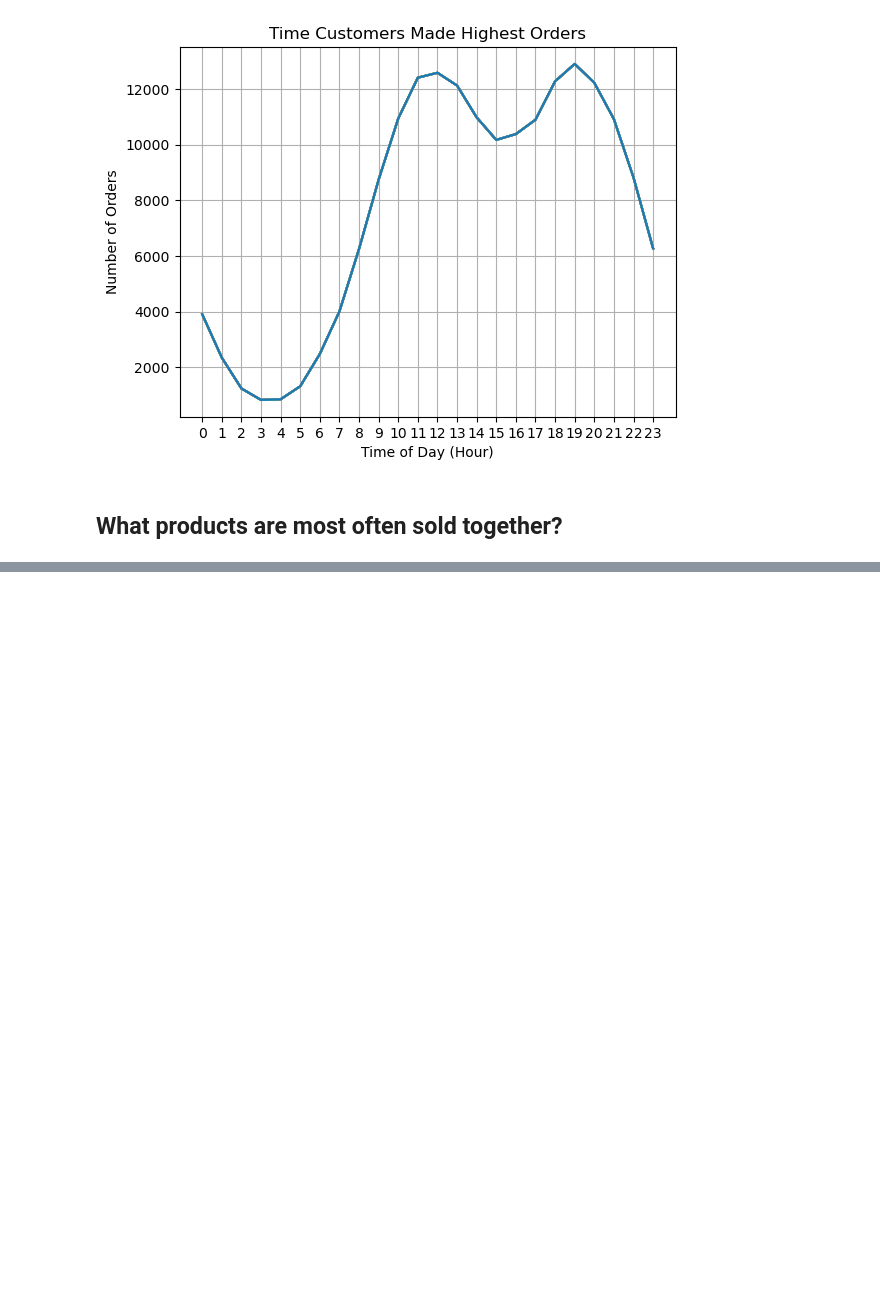
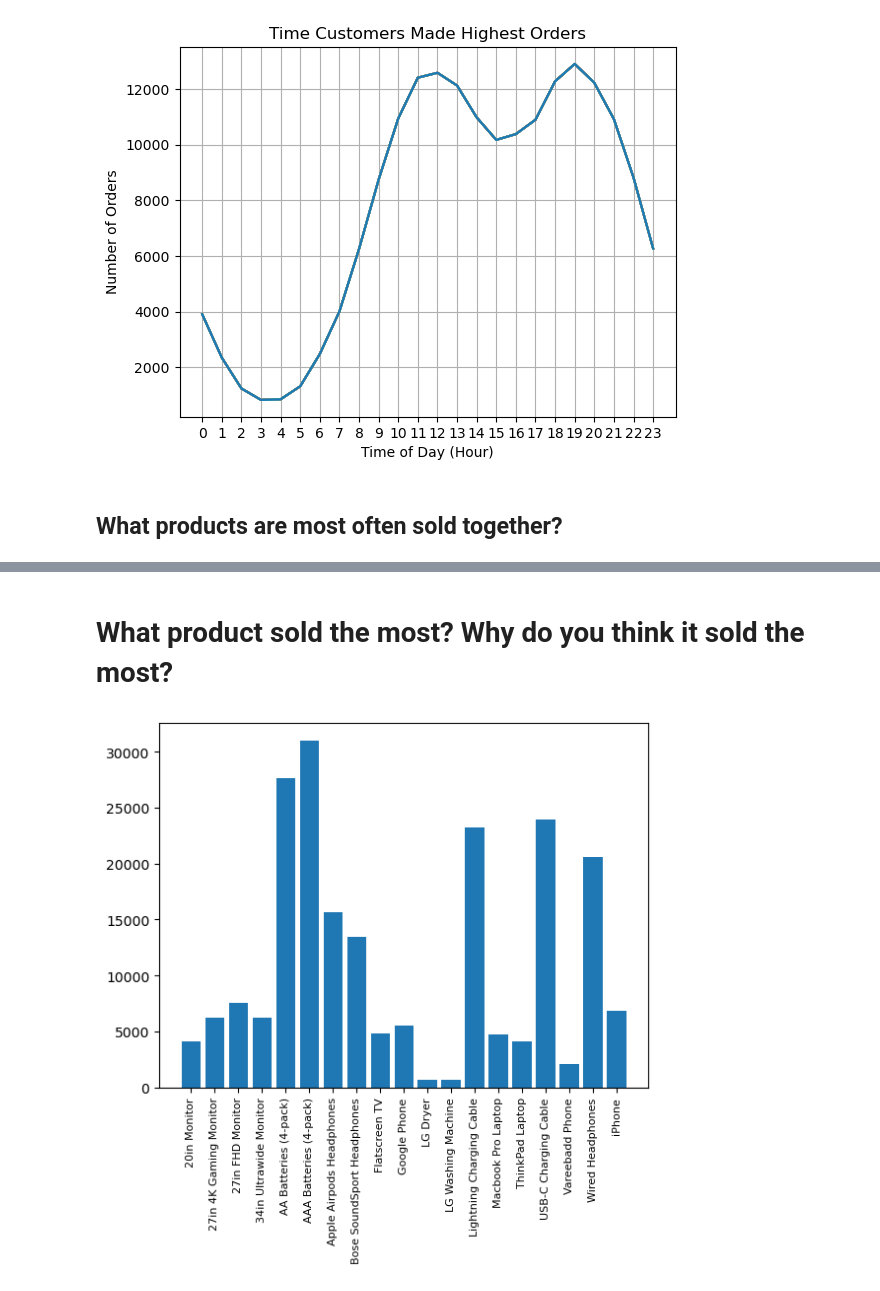
Before and after one commit to KrightKnight/Pandas-Data-Science-Tasks, a Jupyter notebook: Analysis.ipynb, the cells around one changed output, grey strips where cells are left out. Cells and saved outputs as stored; diff of their text form; code cells hidden in the pictures; blank space fills up the shorter version.

```diff
--- a/Analysis.ipynb
+++ b/Analysis.ipynb
@@ -134,0 +202,13 @@ plt.show()
+# %% [markdown]
+# What product sold the most? Why do you think it sold the most?
+# %%
+grouped_product = allfiles.groupby(['Product'])
+quantity_ordered = grouped_product.sum()['Quantity Ordered']
+
+keys = [pair for pair, df in grouped_product]
+
+plt.bar(keys, quantity_ordered)
+plt.xticks(keys, rotation='vertical', size=8)
+plt.show()
+# %% [output]
+[figure, added]
```
Also changed, not shown: parts of 5 cells of this notebook.
